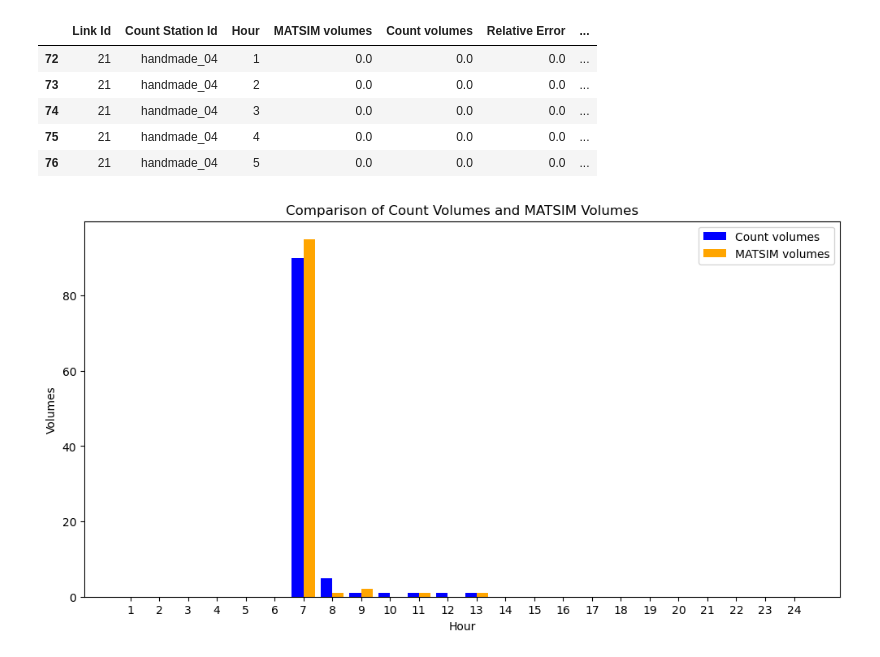
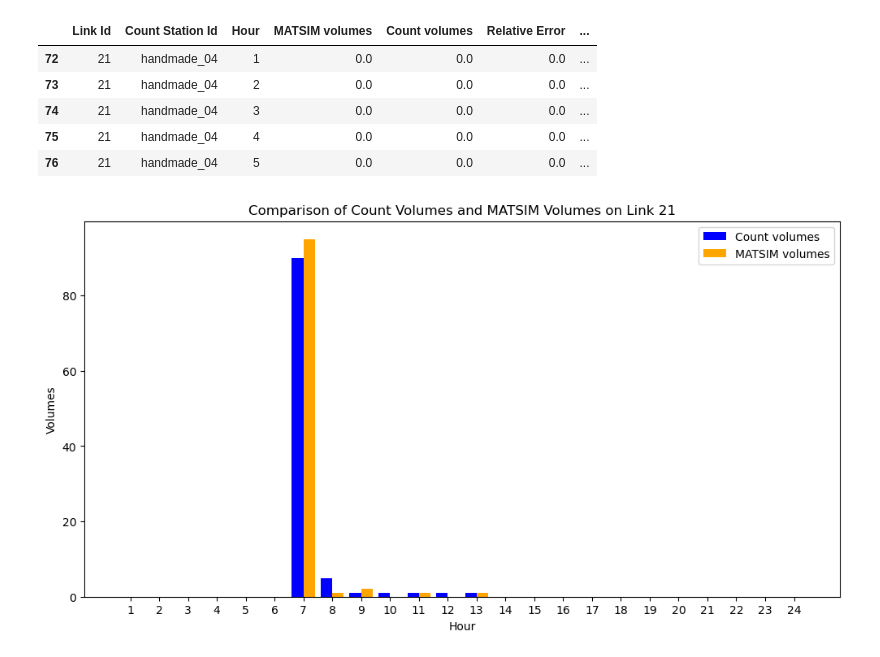
Before and after one commit to Isaacwilliam4/rl-matsim-example-project, a Jupyter notebook: python/notebooks/plot_counts_histogram.ipynb, the cells around one changed output. Cells and saved outputs as stored; diff of their text form; code cells hidden in the pictures.

Commit message:
update to plot counts histogram

```diff
--- a/python/notebooks/plot_counts_histogram.ipynb
+++ b/python/notebooks/plot_counts_histogram.ipynb
@@ -31,26 +31,26 @@ df21.head()
 # %%
 unique_hours = pd.unique(df21['Hour'])
 bar_width = 0.4  # Width of each bar
 
 # X positions for each set of bars
 r1 = np.arange(len(unique_hours))
 r2 = [x + bar_width for x in r1]
 
 plt.figure(figsize=(12, 6))
 
 # Plot Count volumes histogram
 plt.bar(r1, df21['Count volumes'], color='blue', width=bar_width, label='Count volumes')
 
 # Plot MATSIM volumes histogram
 plt.bar(r2, df21['MATSIM volumes'], color='orange', width=bar_width, label='MATSIM volumes')
 
 # Labels, title, and legend
 plt.xlabel('Hour')
 plt.ylabel('Volumes')
-plt.title('Comparison of Count Volumes and MATSIM Volumes')
+plt.title(f'Comparison of Count Volumes and MATSIM Volumes on Link {df21["Link Id"].values[0]}')
 plt.xticks([r + bar_width / 2 for r in range(len(unique_hours))], unique_hours)
 plt.legend()
 
 plt.show()
 # %% [output]
-[figure, old version]
+[figure, new version]
```
